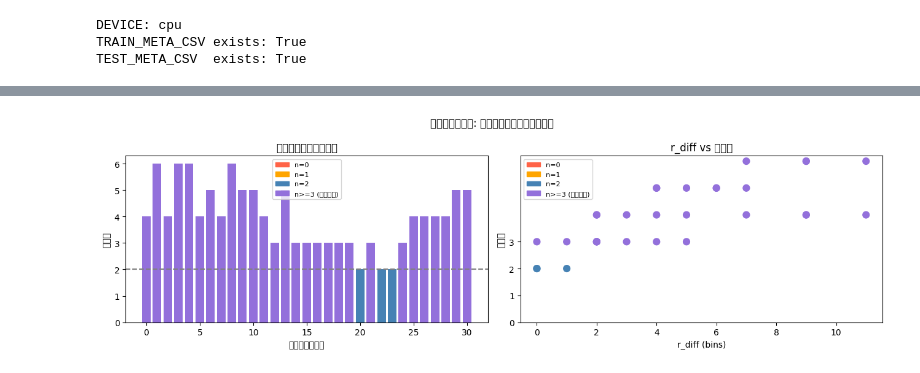
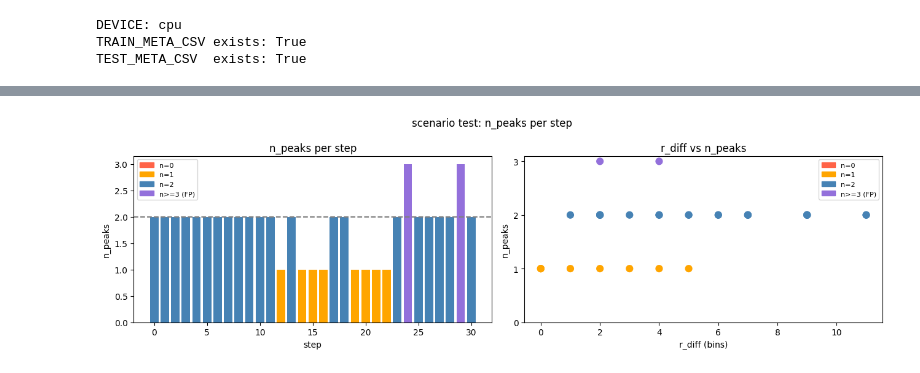
Before and after one commit to kousukeyamakubo/study, a Jupyter notebook: 400MHz変更用/check.ipynb, the cells around one changed output, grey strips where cells are left out. Saved outputs shown, nothing was run; the diff lists cells and outputs as text; code cells hidden in the pictures.

```diff
--- a/400MHz変更用/check.ipynb
+++ b/400MHz変更用/check.ipynb
@@ -192,6 +192,8 @@ class RadarLightUNet(nn.Module):
     def __init__(self, in_channels=N_FIXED, out_channels=2, fixed_channels=32, dropout=0.1):
         super().__init__()
 
+        self.n_angles = out_channels
+
         self.encoders = nn.ModuleList([
             ConvBlock(in_channels, fixed_channels, dropout),
             ConvBlock(fixed_channels, fixed_channels, dropout),
@@ -210,9 +212,15 @@ class RadarLightUNet(nn.Module):
             ConvBlock(fixed_channels * 2, fixed_channels, dropout)
             for _ in range(4)
         ])
-        self.head = nn.Conv2d(fixed_channels, out_channels, kernel_size=1)
+        # 各角度chに独立したヘッド: 共有特徴(fixed_channels) + 対応入力RDマップ(1ch) → 1ch
+        self.angle_heads = nn.ModuleList([
+            nn.Conv2d(fixed_channels + 1, 1, kernel_size=1)
+            for _ in range(out_channels)
+        ])
 
     def forward(self, x):
+        x_input = x  # (B, N_FIXED, H, W)
+
         skips = []
         for enc, pool in zip(self.encoders, self.pools):
             x = enc(x)
@@ -228,7 +236,12 @@ class RadarLightUNet(nn.Module):
             x = torch.cat([x, skip], dim=1)
             x = dec(x)
 
-        return self.head(x)  # logits (B, 2, H, W)
+        # 各ヘッドに共有特徴 + 角度i の入力チャネルを連結して1ch出力
+        outs = [
+            head(torch.cat([x, x_input[:, i:i+1]], dim=1))
+            for i, head in enumerate(self.angle_heads)
+        ]
+        return torch.cat(outs, dim=1)  # (B, N_FIXED, H, W)
 # %%
 # 学習用: 単一物体(280train+60val) + 2物体(200train) / テスト: 2物体(100test)
 RANDOM_SEED = 42
@@ -314,7 +327,7 @@ def load_all_rd_maps(npz_path):
         result.append(rd_db)
     return np.stack(result, axis=0)
 
-def decode_peaks_from_logits(logits, threshold=0.8):
+def decode_peaks_from_logits(logits, threshold=0.99):
     """(N_FIXED, H, W) ヒートマップから3D NMSでピーク検出 [(ch,d,r,conf),...]"""
     prob = torch.sigmoid(logits)[0]  # (N_FIXED, H, W)
     C, H, W = prob.shape
@@ -931,11 +642,11 @@ det3: angle=3.9° d=1, r=99, conf=0.9807
 # %%
-# === シナリオテストデータでの推論 (検出数ベース) ===
+# === scenario test inference (by detection count) ===
 import torch, matplotlib.pyplot as plt
 
 SCENARIO_META_CSV = "./learn_dataset_scenario_test/metadata.csv"
 scenario_df = pd.read_csv(SCENARIO_META_CSV)
 scenario_df = scenario_df[scenario_df["valid_all"] == 1].reset_index(drop=True)
-print(f"シナリオテスト: {len(scenario_df)} サンプル")
+print(f"scenario test: {len(scenario_df)} samples")
 
 rows_sc = []
 for i in range(len(scenario_df)):
@@ -948,7 +659,6 @@ for i in range(len(scenario_df)):
     with torch.no_grad():
         logits = best_model(x_tensor)
     peaks = decode_peaks_from_logits(logits.cpu())
-    # peaks: [(ch, d, r, conf), ...]
 
     cy_r = int(row["cyclist_true_r_idx"]); ve_r = int(row["vehicle_true_r_idx"])
     n = len(peaks)
@@ -960,53 +670,80 @@ for i in range(len(scenario_df)):
         "step":      i,
         "cy_idx":    int(row["source_index_cyclist"]),
         "ve_idx":    int(row["source_index_vehicle"]),
+        "cy_r":      cy_r,
+        "ve_r":      ve_r,
         "r_diff":    abs(cy_r - ve_r),
         "n_peaks":   n,
         "cy_min_dr": cy_min_dr,
         "ve_min_dr": ve_min_dr,
         "confs":     confs,
+        "peaks":     peaks,
     })
 
 sc_df = pd.DataFrame(rows_sc)
 
-print(f"{'step':>5}  {'cy_idx':>7}  {'ve_idx':>7}  {'r_diff':>6}  {'n_peaks':>7}  {'cy_dr':>6}  {'ve_dr':>6}  confs")
-print("-" * 75)
+print(f"\n{'step':>5}  {'cy_idx':>7}  {'ve_idx':>7}  {'r_diff':>6}  {'n':>3}  detail")
+print("-" * 95)
 for _, r in sc_df.iterrows():
-    n_str = f"n={int(r['n_peaks'])}"
-    fp_mark = " *FP*" if int(r["n_peaks"]) >= 3 else ""
-    print(f"{int(r['step']):>5}  {int(r['cy_idx']):>7}  {int(r['ve_idx']):>7}  "
-          f"{int(r['r_diff']):>6}  {n_str:>7}  {r['cy_min_dr']:>6.1f}  {r['ve_min_dr']:>6.1f}  "
-          f"{r['confs']}{fp_mark}")
+    n = int(r['n_peaks'])
+    step = int(r['step'])
+    cy_r = int(r['cy_r']); ve_r = int(r['ve_r'])
+    peaks = r['peaks']
+    prefix = f"{step:>5}  {int(r['cy_idx']):>7}  {int(r['ve_idx']):>7}  {int(r['r_diff']):>6}  {n:>3}"
+
+    if n == 0:
+        print(f"{prefix}  no detection")
+
+    elif n == 1:
+        ch, d, pr, conf = peaks[0]
+        print(f"{prefix}  single detection: "
+              f"ch={ch}({FIXED_ANGLES[ch]:.1f}deg) d={d} r={pr} conf={conf:.3f}  "
+              f"[cy_r_err={pr-cy_r:+d}, ve_r_err={pr-ve_r:+d}]")
+
+    elif n == 2:
+        p1, p2 = peaks[0], peaks[1]
+        # r indexが近いものでマッチング (最適割り当て)
+        cost_a = abs(p1[2] - cy_r) + abs(p2[2] - ve_r)
+        cost_b = abs(p1[2] - ve_r) + abs(p2[2] - cy_r)
+        cy_p, ve_p = (p1, p2) if cost_a <= cost_b else (p2, p1)
+        print(f"{prefix}  "
+              f"cy<-ch{cy_p[0]}({FIXED_ANGLES[cy_p[0]]:.1f}deg) r_err={cy_p[2]-cy_r:+d}  "
+              f"ve<-ch{ve_p[0]}({FIXED_ANGLES[ve_p[0]]:.1f}deg) r_err={ve_p[2]-ve_r:+d}  "
+              f"confs={[round(p[3],3) for p in peaks]}")
+
+    else:
+        print(f"{prefix}  cy_dr={r['cy_min_dr']:.1f}  ve_dr={r['ve_min_dr']:.1f}  "
+              f"confs={r['confs']}  *FP*")
 
 n0  = (sc_df["n_peaks"] == 0).sum()
 n1  = (sc_df["n_peaks"] == 1).sum()
 n2  = (sc_df["n_peaks"] == 2).sum()
 n3p = (sc_df["n_peaks"] >= 3).sum()
 total = len(sc_df)
-print(f"=== 検出数集計 ===")
-print(f"n=0  (全漏れ)  : {n0:>3}/{total} ({n0/total*100:.1f}%)")
-print(f"n=1  (片方漏れ): {n1:>3}/{total} ({n1/total*100:.1f}%)")
-print(f"n=2  (正常)    : {n2:>3}/{total} ({n2/total*100:.1f}%)")
-print(f"n>=3 (誤検出含): {n3p:>3}/{total} ({n3p/total*100:.1f}%)")
+print(f"\n=== detection count ===")
+print(f"n=0  (missed both) :   {n0:>2}/{total} ({n0/total*100:.1f}%)")
+print(f"n=1  (missed one)  :   {n1:>2}/{total} ({n1/total*100:.1f}%)")
+print(f"n=2  (normal)      :   {n2:>2}/{total} ({n2/total*100:.1f}%)")
+print(f"n>=3 (has FP)      :   {n3p:>2}/{total} ({n3p/total*100:.1f}%)")
 
 fig, axes = plt.subplots(1, 2, figsize=(13, 4))
-fig.suptitle("シナリオテスト: 各タイムステップの検出数")
+fig.suptitle("scenario test: n_peaks per step")
 
 colors_map = {0: "tomato", 1: "orange", 2: "steelblue"}
 bar_colors = ["mediumpurple" if n >= 3 else colors_map.get(n, "steelblue") for n in sc_df["n_peaks"]]
 axes[0].bar(sc_df["step"], sc_df["n_peaks"], color=bar_colors)
-axes[0].axhline(2, color="gray", linestyle="--", label="期待値 n=2")
-axes[0].set_xlabel("タイムステップ"); axes[0].set_ylabel("検出数")
-axes[0].set_title("ステップごとの検出数")
+axes[0].axhline(2, color="gray", linestyle="--", label="expected n=2")
+axes[0].set_xlabel("step"); axes[0].set_ylabel("n_peaks")
+axes[0].set_title("n_peaks per step")
 from matplotlib.patches import Patch
 legend_els = [Patch(color=colors_map[k], label=f"n={k}") for k in [0,1,2]]
-legend_els += [Patch(color="mediumpurple", label="n>=3 (誤検出含)")]
+legend_els += [Patch(color="mediumpurple", label="n>=3 (FP)")]
 axes[0].legend(handles=legend_els, fontsize=8)
 
 scatter_colors = ["mediumpurple" if n >= 3 else colors_map.get(n, "steelblue") for n in sc_df["n_peaks"]]
 axes[1].scatter(sc_df["r_diff"], sc_df["n_peaks"], c=scatter_colors, s=60, zorder=3)
-axes[1].set_xlabel("r_diff (bins)"); axes[1].set_ylabel("検出数")
-axes[1].set_title("r_diff vs 検出数")
+axes[1].set_xlabel("r_diff (bins)"); axes[1].set_ylabel("n_peaks")
+axes[1].set_title("r_diff vs n_peaks")
 axes[1].set_yticks([0, 1, 2, 3])
 axes[1].legend(handles=legend_els, fontsize=8)
 
@@ -1033 +770 @@ n>=3 (誤検出含):  28/31 (90.3%)
-[figure, old version]
+[figure, new version]
```
Also changed, not shown: parts of 14 cells of this notebook, 1 other file.
